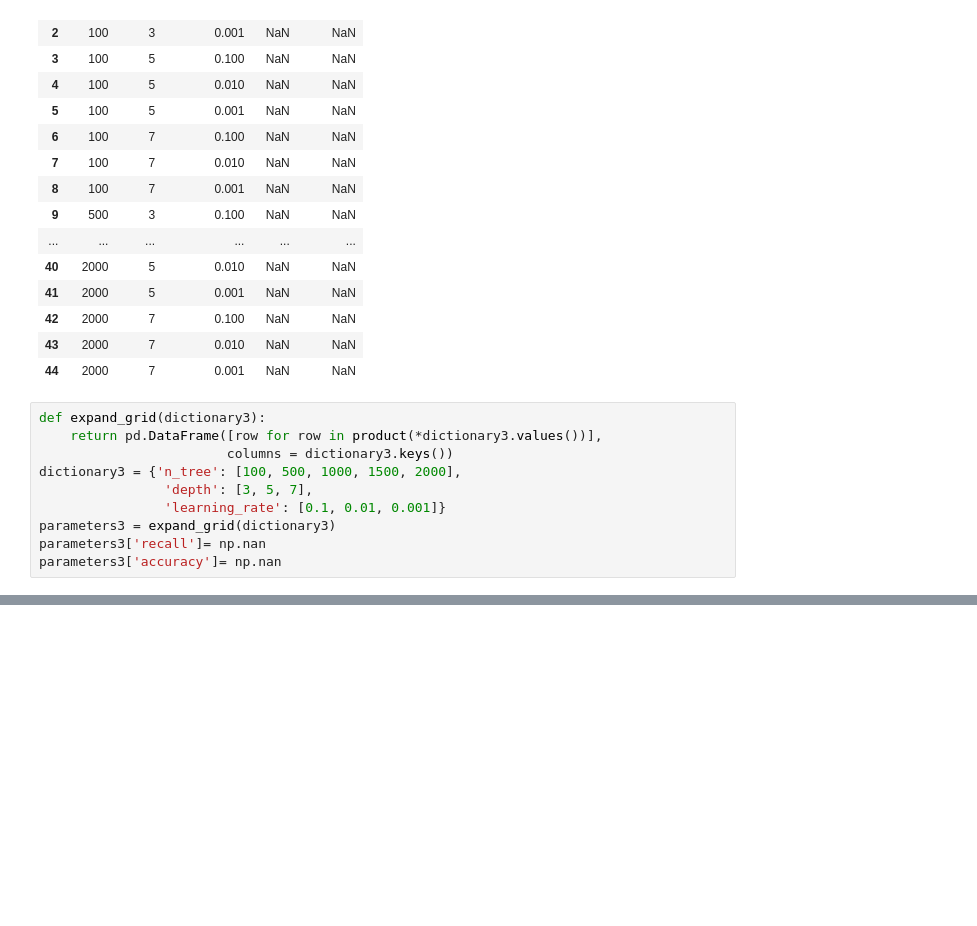
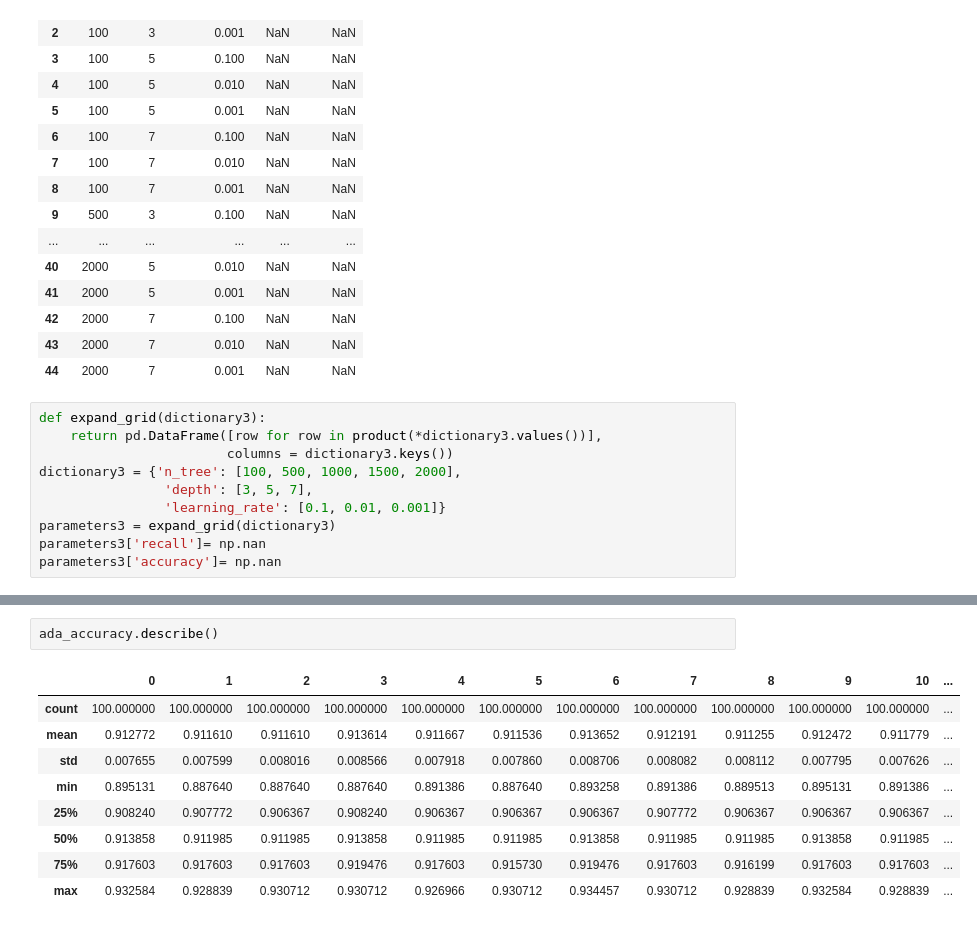
Before and after one commit to morgangant16/DATA-445, a Jupyter notebook: Exam 2/Question_2.ipynb, the cells around one changed output, grey strips where cells are left out. Saved outputs shown, nothing was run; the diff lists cells and outputs as text; blank space fills up the shorter version.

```diff
--- a/Exam 2/Question_2.ipynb
+++ b/Exam 2/Question_2.ipynb
@@ -217,0 +308,12 @@ TypeError: issubclass() arg 2 must be a class or tuple of classes
+# %%
+ada_accuracy.describe()
+# %% [output]
+|  | 0 | 1 | 2 | 3 | 4 | 5 | 6 | 7 | 8 | 9 | 10 | ... |
+| count | 100.000000 | 100.000000 | 100.000000 | 100.000000 | 100.000000 | 100.000000 | 100.000000 | 100.000000 | 100.000000 | 100.000000 | 100.000000 | ... |
+| mean | 0.912772 | 0.911610 | 0.911610 | 0.913614 | 0.911667 | 0.911536 | 0.913652 | 0.912191 | 0.911255 | 0.912472 | 0.911779 | ... |
+| std | 0.007655 | 0.007599 | 0.008016 | 0.008566 | 0.007918 | 0.007860 | 0.008706 | 0.008082 | 0.008112 | 0.007795 | 0.007626 | ... |
+| min | 0.895131 | 0.887640 | 0.887640 | 0.887640 | 0.891386 | 0.887640 | 0.893258 | 0.891386 | 0.889513 | 0.895131 | 0.891386 | ... |
+| 25% | 0.908240 | 0.907772 | 0.906367 | 0.908240 | 0.906367 | 0.906367 | 0.906367 | 0.907772 | 0.906367 | 0.906367 | 0.906367 | ... |
+| 50% | 0.913858 | 0.911985 | 0.911985 | 0.913858 | 0.911985 | 0.911985 | 0.913858 | 0.911985 | 0.911985 | 0.913858 | 0.911985 | ... |
+| 75% | 0.917603 | 0.917603 | 0.917603 | 0.919476 | 0.917603 | 0.915730 | 0.919476 | 0.917603 | 0.916199 | 0.917603 | 0.917603 | ... |
+| max | 0.932584 | 0.928839 | 0.930712 | 0.930712 | 0.926966 | 0.930712 | 0.934457 | 0.930712 | 0.928839 | 0.932584 | 0.928839 | ... |
```
Also changed, not shown: parts of 20 cells of this notebook.
